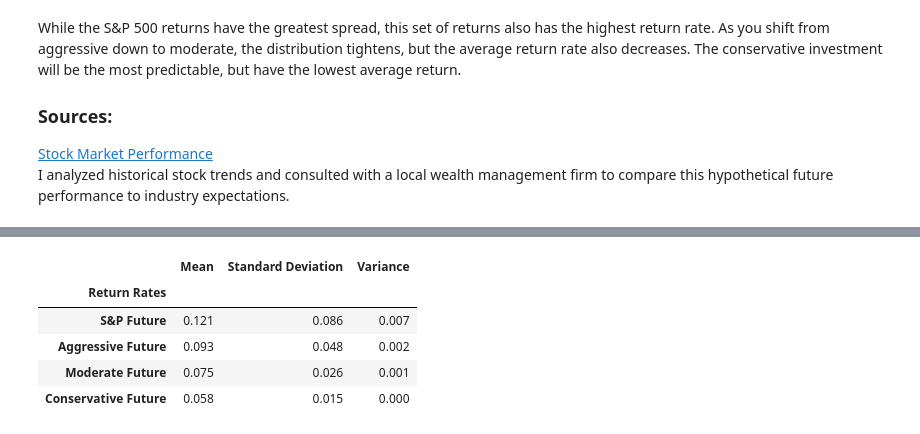
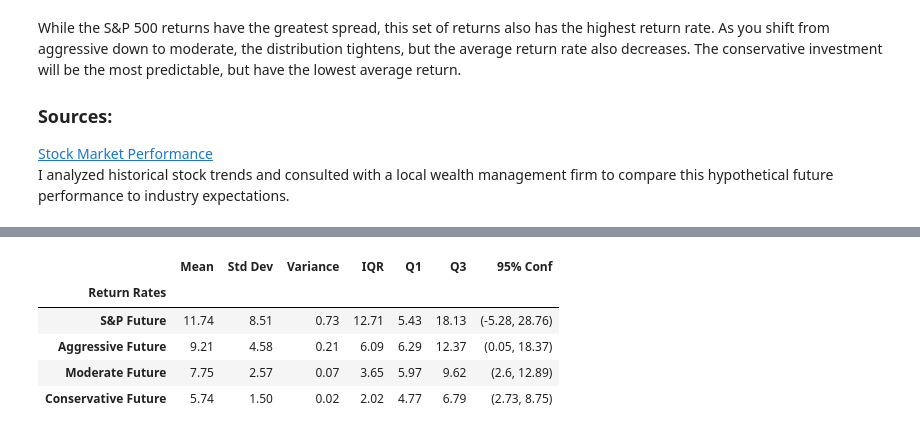
Before and after one commit to BotanicalAmy/Retirement-Forecaster, a Jupyter notebook: Retirement_Simulator.ipynb, the cells around one changed output, grey strips where cells are left out. Cells and saved outputs as stored; diff of their text form; code cells hidden in the pictures.

Commit message:
statistics
validating my statistics

```diff
--- a/Retirement_Simulator.ipynb
+++ b/Retirement_Simulator.ipynb
@@ -99,18 +99,43 @@ plt.legend(['S&P Future', 'Aggressive Future', 'Moderate Future', 'Conservative
 # %%
+def IQR(dist):
+    return np.percentile(dist, 75) - np.percentile(dist, 25)
+
+def Q1(dist):
+    return np.percentile(dist, 25)
+
+def Q3(dist):
+    return np.percentile(dist, 75)
+
+def confidence_interval(dist):
+  dist_avg = np.mean(dist)
+  dist_std = np.std(dist)
+  conf_top = ((dist_avg + (2 * dist_std))*100)
+  conf_bottom = ((dist_avg - (2 * dist_std))*100)
+  return round(conf_bottom,2), round(conf_top,2)
+
 statistics = {'Return Rates': ['S&P Future', 'Aggressive Future', 'Moderate Future', 'Conservative Future'],
             'Mean': [np.mean(future_returns['S&P Future']), np.mean(future_returns['Aggressive Future']), np.mean(future_returns['Moderate Future']), np.mean(future_returns['Conservative Future'])],
-            'Standard Deviation': [np.std(future_returns['S&P Future']), np.std(future_returns['Aggressive Future']), np.std(future_returns['Moderate Future']), np.std(future_returns['Conservative Future'])],
-             'Variance': [stat.variance(future_returns['S&P Future']), stat.variance(future_returns['Aggressive Future']), stat.variance(future_returns['Moderate Future']), stat.variance(future_returns['Conservative Future'])]}
+            'Std Dev': [np.std(future_returns['S&P Future']), np.std(future_returns['Aggressive Future']), np.std(future_returns['Moderate Future']), np.std(future_returns['Conservative Future'])],
+            'Variance': [stat.variance(future_returns['S&P Future']), stat.variance(future_returns['Aggressive Future']), stat.variance(future_returns['Moderate Future']), stat.variance(future_returns['Conservative Future'])],
+            'IQR': [IQR(future_returns['S&P Future']), IQR(future_returns['Aggressive Future']), IQR(future_returns['Moderate Future']), IQR(future_returns['Conservative Future'])],
+            'Q1': [Q1(future_returns['S&P Future']), Q1(future_returns['Aggressive Future']), Q1(future_returns['Moderate Future']), Q1(future_returns['Conservative Future'])],
+            'Q3': [Q3(future_returns['S&P Future']), Q3(future_returns['Aggressive Future']), Q3(future_returns['Moderate Future']), Q3(future_returns['Conservative Future'])]}
 
 statistics_table = pd.DataFrame.from_dict(statistics).set_index('Return Rates')
+#multiply all the values in the table by 100 to get percentage values
+statistics_table = (statistics_table*100).round(2)
+statistics_table['95% Conf'] = [confidence_interval(future_returns['S&P Future']), confidence_interval(future_returns['Aggressive Future']), confidence_interval(future_returns['Moderate Future']), confidence_interval(future_returns['Conservative Future'])]
 display(statistics_table)
+
+#the averages below are pulled from the entire distribution of samples, as variability increases the actual return on investement will be more uncertain
+#the confidence interval is calculated by taking the average return rate and adding or subtracting 2 standard deviations
 # %% [output]
-|  | Mean | Standard Deviation | Variance |
-| Return Rates |  |  |  |
-| S&P Future | 0.121 | 0.086 | 0.007 |
-| Aggressive Future | 0.093 | 0.048 | 0.002 |
-| Moderate Future | 0.075 | 0.026 | 0.001 |
-| Conservative Future | 0.058 | 0.015 | 0.000 |
+|  | Mean | Std Dev | Variance | IQR | Q1 | Q3 | 95% Conf |
+| Return Rates |  |  |  |  |  |  |  |
+| S&P Future | 11.74 | 8.51 | 0.73 | 12.71 | 5.43 | 18.13 | (-5.28, 28.76) |
+| Aggressive Future | 9.21 | 4.58 | 0.21 | 6.09 | 6.29 | 12.37 | (0.05, 18.37) |
+| Moderate Future | 7.75 | 2.57 | 0.07 | 3.65 | 5.97 | 9.62 | (2.6, 12.89) |
+| Conservative Future | 5.74 | 1.50 | 0.02 | 2.02 | 4.77 | 6.79 | (2.73, 8.75) |
 # %% [markdown]
 ## A random walk through probability
 
```
Also changed, not shown: parts of 5 cells of this notebook, 1 other file.
